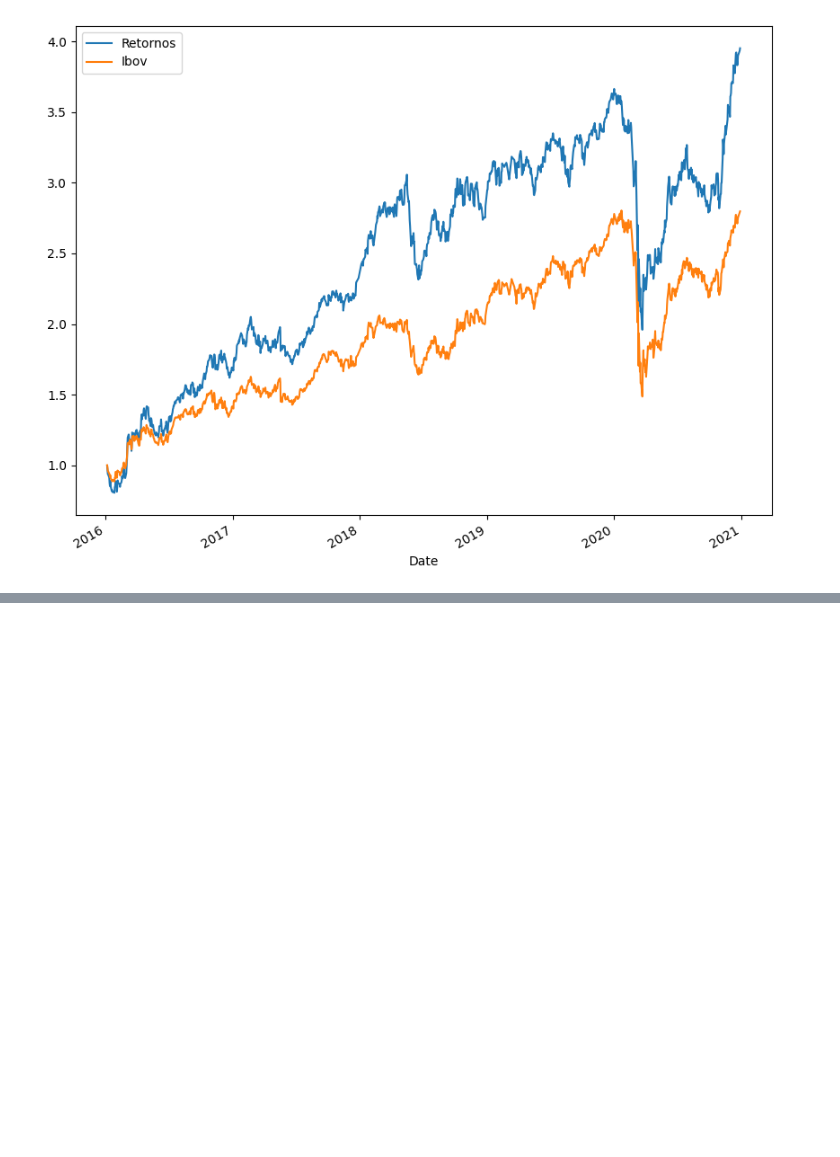
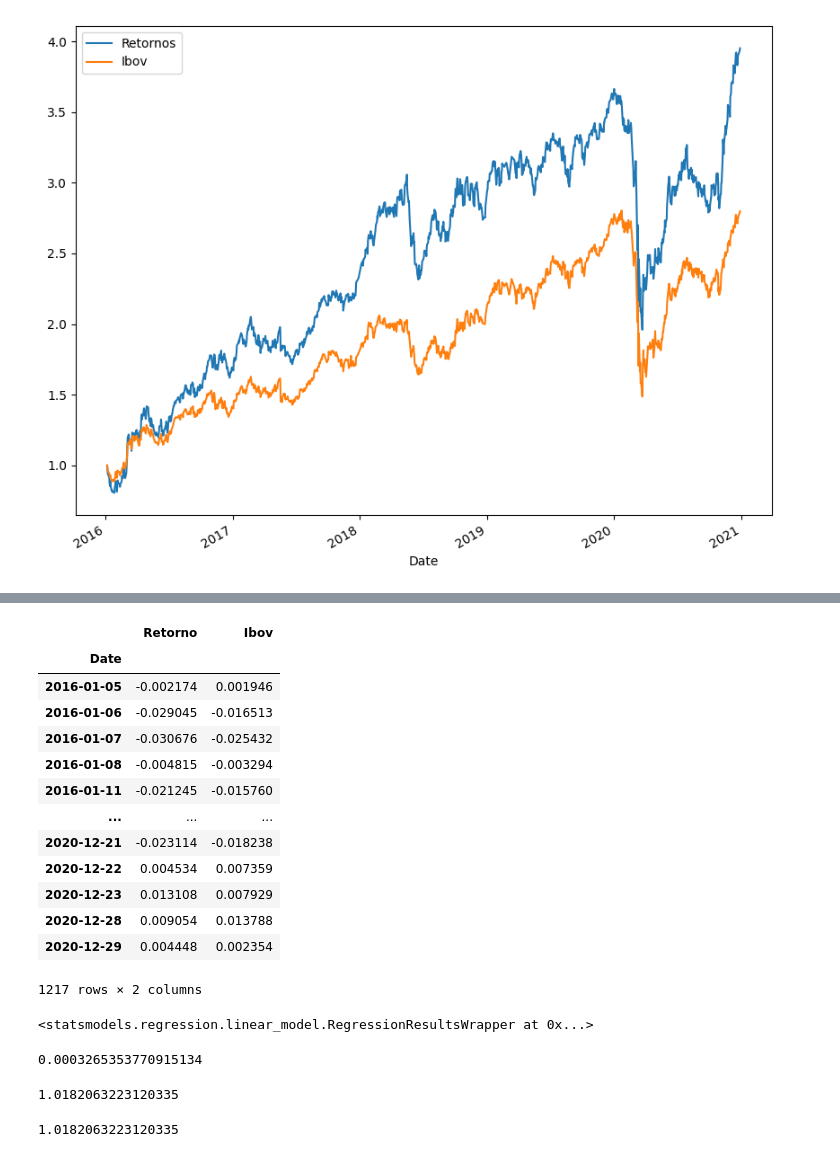
Before and after one commit to robertoricci/Curso-Python-para-Mercado-Financeiro-Trading-com-Dados, a Jupyter notebook: 08-Analise_Quantitativa_Ativos.ipynb, the cells around one changed output, grey strips where cells are left out. Drawn from its saved outputs; the diff is of its cells as text; code cells hidden in the pictures; blank space fills up the shorter version.

```diff
--- a/08-Analise_Quantitativa_Ativos.ipynb
+++ b/08-Analise_Quantitativa_Ativos.ipynb
@@ -792,0 +841,17 @@ benchmark.plot(figsize=(10,8));
+# %%
+beta_carteira
+# %% [output]
+|  | Retorno | Ibov |
+| Date |  |  |
+| 2016-01-05 | -0.002174 | 0.001946 |
+| 2016-01-06 | -0.029045 | -0.016513 |
+| 2016-01-07 | -0.030676 | -0.025432 |
+| 2016-01-08 | -0.004815 | -0.003294 |
+| 2016-01-11 | -0.021245 | -0.015760 |
+| ... | ... | ... |
+| 2020-12-21 | -0.023114 | -0.018238 |
+| 2020-12-22 | 0.004534 | 0.007359 |
+| 2020-12-23 | 0.013108 | 0.007929 |
+| 2020-12-28 | 0.009054 | 0.013788 |
+| 2020-12-29 | 0.004448 | 0.002354 |
+1217 rows × 2 columns
@@ -792,0 +868,19 @@ benchmark.plot(figsize=(10,8));
+# %%
+resultado
+# %% [output]
+<statsmodels.regression.linear_model.RegressionResultsWrapper at 0x...>
+# %%
+#alfa
+resultado.params[0]
+# %% [output]
+0.0003265353770915134
+# %%
+#beta
+resultado.params[1]
+# %% [output]
+1.0182063223120335
+# %%
+beta_carteira = resultado.params[1]
+beta_carteira
+# %% [output]
+1.0182063223120335
```
Also changed, not shown: parts of 12 cells of this notebook.
